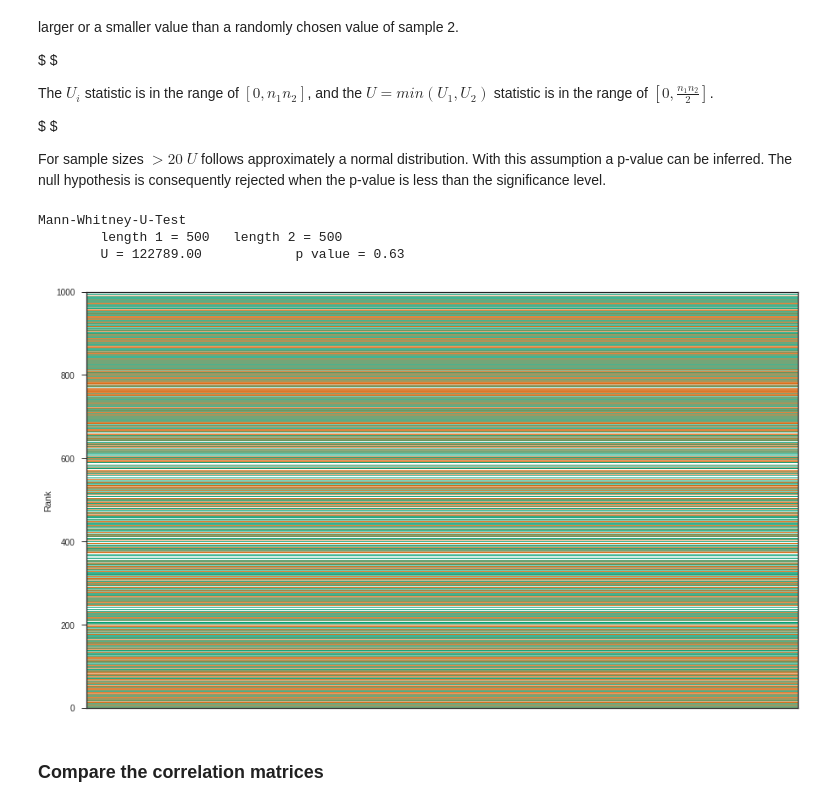
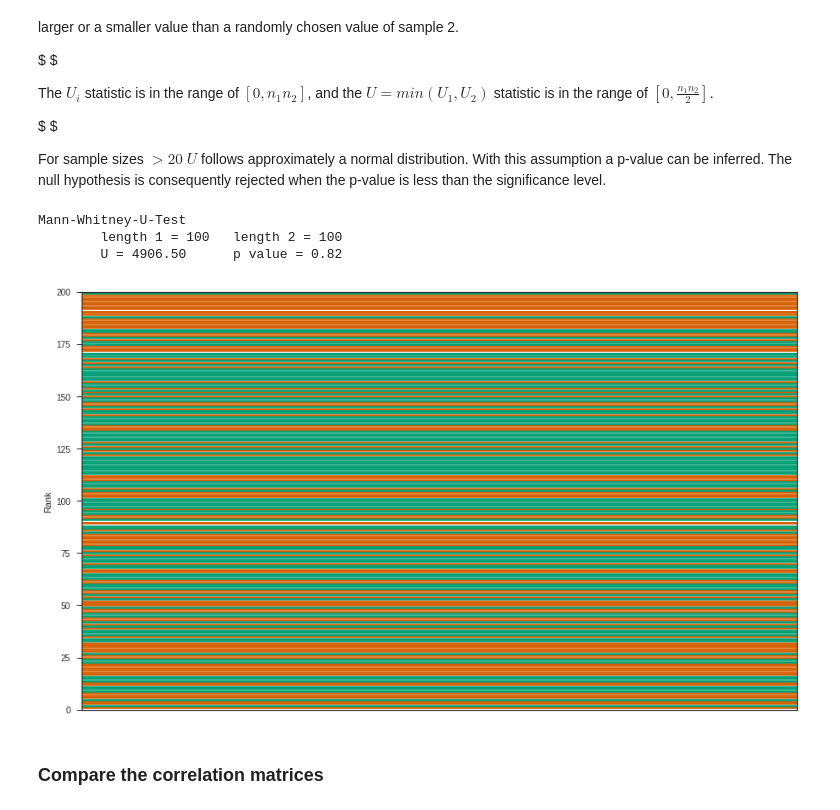
Before and after one commit to rgutzen/ValidationTools, a Jupyter notebook: Validation_Book.ipynb, the cells around one changed output. Cells and saved outputs as stored; diff of their text form; code cells hidden in the pictures.

```diff
--- a/Validation_Book.ipynb
+++ b/Validation_Book.ipynb
@@ -29,7 +29,3 @@ spinnaker_path = data_path + "/sim_data/SpiNNaker_data"
 N = 100
 # %% [markdown]
 #### Load spiketrains from simulation
-# %%
-spiketrain_list_1 = testdata.load_data(nest_path, ['spikes_L4'], N)[0][0]
-
-spiketrain_list_2 = testdata.load_data(spinnaker_path, ['spikes_L4'], N)[0][0]
@@ -54,3 +38,19 @@ spiketrain_list_2 = testdata.test_data(size=N,
+# %%
+spiketrain_list_1 = testdata.test_data(size=N,
+                                       corr=[.3,.3,.3],
+                                       t_stop=500*ms,
+                                       rate=100*Hz,
+                                       assembly_sizes=[10,5,3],
+                                       method="CPP",
+                                       bkgr_corr=0.01)
+
+spiketrain_list_2 = testdata.test_data(size=N,
+                                       corr=[.3,.3,.3,.3],
+                                       t_stop=500*ms,
+                                       rate=100*Hz,
+                                       assembly_sizes=[11,9,5,5],
+                                       method="CPP",
+                                       bkgr_corr=0.01)
 # %% [markdown]
 #### Rasterplots
 # %%
@@ -66,7 +66,7 @@ __ = vizi.rasterplot(spiketrain_list_2, ax=ax[1], palette=(['g']))
 ##### of CVs, firing rates, correlation coefficients, ...
 # %%
 def func(sts):
-    return matstat.corr_matrix(sts).flatten()[:500]  # cv(isi(x)), mean_firing_rate(x)
+    return matstat.corr_matrix(sts).flatten() # cv(isi(x)), mean_firing_rate(x)
 
 dist_sample_1 = func(spiketrain_list_1)
 
@@ -131,12 +131,12 @@ $ $
 For sample sizes $>20$ $U$ follows approximately a normal distribution. With this assumption a p-value can be inferred. The null hypothesis is consequently rejected when the p-value is less than the significance level.
 # %%
 fig, ax = plt.subplots(nrows=1, ncols=1, figsize=(15,9))
-U, p = dist.MWU_test(dist_sample_1, dist_sample_2, ax=ax, excl_nan=True)
+U, p = dist.MWU_test(dist_sample_1[:100], dist_sample_2[:100], ax=ax, excl_nan=True)
 # %% [output]
 Mann-Whitney-U-Test
-        length 1 = 500   length 2 = 500
-        U = 122789.00            p value = 0.63
+        length 1 = 100   length 2 = 100
+        U = 4906.50      p value = 0.82
-[figure, old version]
+[figure, new version]
 # %% [markdown]
 ### Compare the correlation matrices
 # %% [markdown]
```
Also changed, not shown: parts of 12 cells of this notebook, 7 other files.
